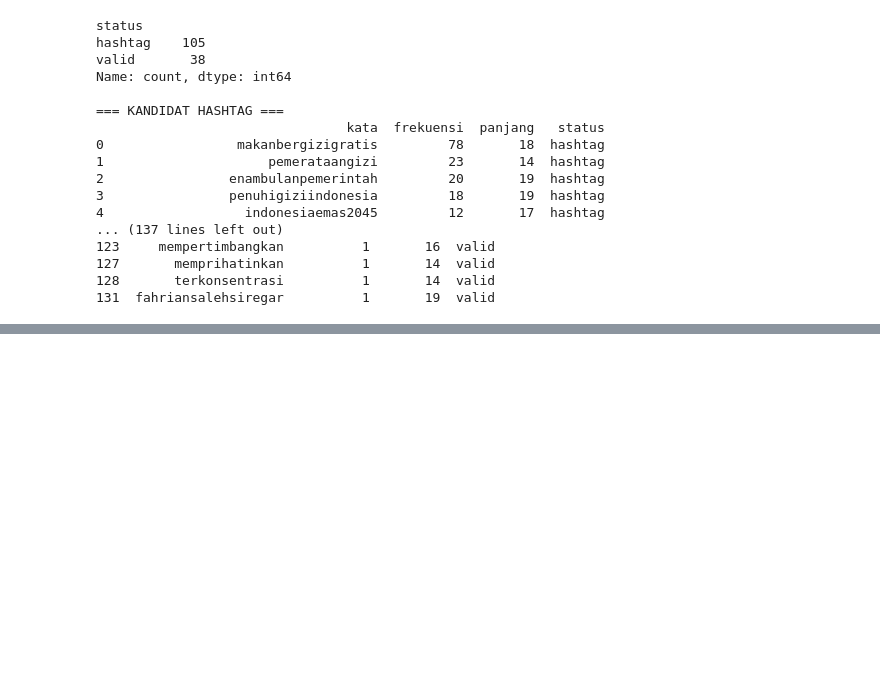
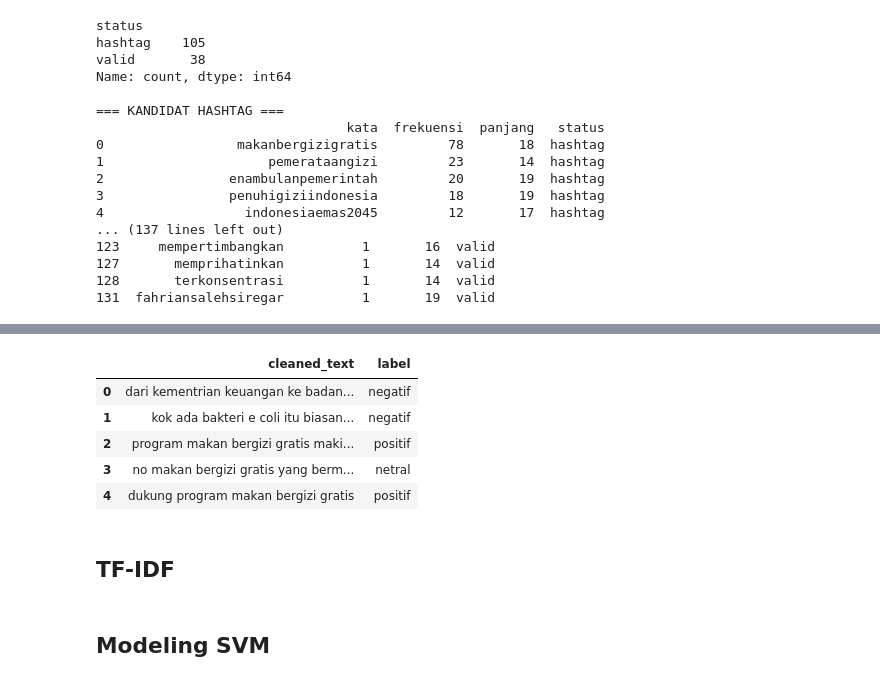
Before and after one commit to mfaruqi35/mbg-sentiment-analysis, a Jupyter notebook: mbg-sentiment-analysis.ipynb, the cells around one changed output, grey strips where cells are left out. Cells and saved outputs as stored; diff of their text form; code cells hidden in the pictures; blank space fills up the shorter version.

```diff
--- a/mbg-sentiment-analysis.ipynb
+++ b/mbg-sentiment-analysis.ipynb
@@ -250,0 +253,2 @@ Name: count, dtype: int64
+# %%
+slang_dict = dict(zip(slang_df.iloc[:, 0], slang_df.iloc[:, 1]))
@@ -250,0 +298,16 @@ Name: count, dtype: int64
+# %%
+df_preprocessed = df.copy()
+df_preprocessed['cleaned_text'] = df_preprocessed['cleaned_text'].apply(preprocesing_text)
+# %%
+df_preprocessed.head(5).style.set_properties(**{'text-align': 'left'})
+# %% [output]
+|  | cleaned_text | label |
+| 0 | dari kementrian keuangan ke badan... | negatif |
+| 1 | kok ada bakteri e coli itu biasan... | negatif |
+| 2 | program makan bergizi gratis maki... | positif |
+| 3 | no makan bergizi gratis yang berm... | netral |
+| 4 | dukung program makan bergizi gratis | positif |
+# %% [markdown]
+## TF-IDF
+# %% [markdown]
+## Modeling SVM
```
Also changed, not shown: parts of 6 cells of this notebook.
